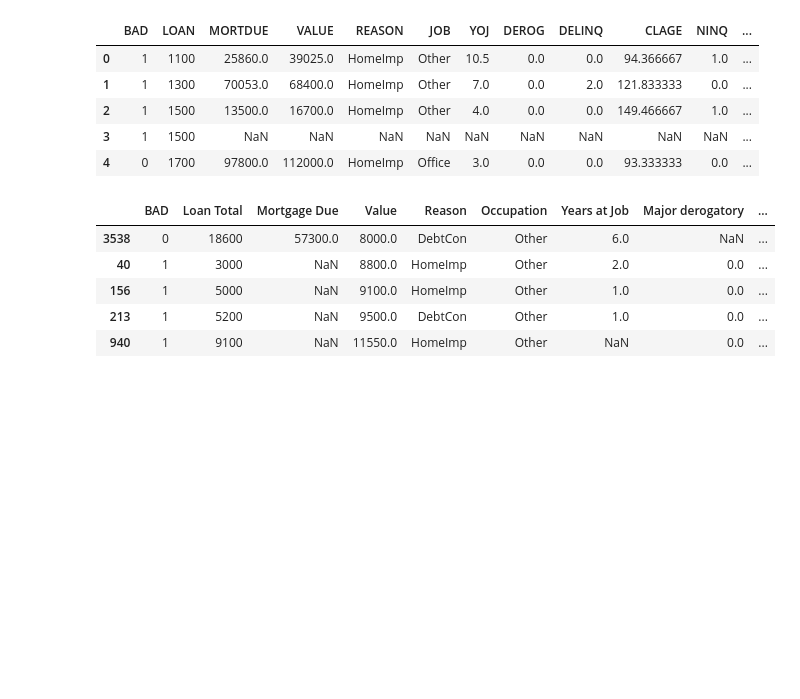
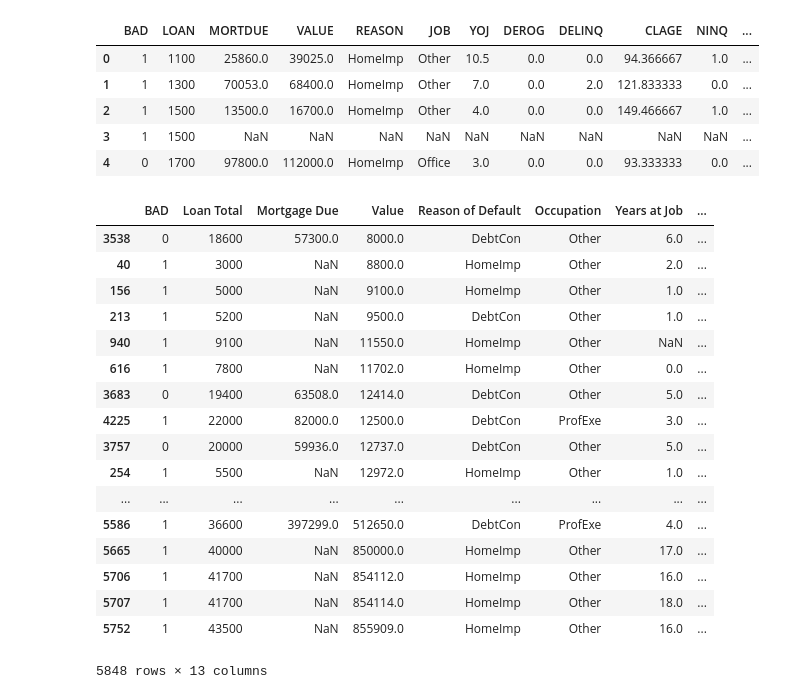
Before and after one commit to cdimmock/Py-Eating-Pandas, a Jupyter notebook: Default_Data.ipynb, the cells around one changed output. Saved outputs shown, nothing was run; the diff lists cells and outputs as text; code cells hidden in the pictures; blank space fills up the shorter version.

```diff
--- a/Default_Data.ipynb
+++ b/Default_Data.ipynb
@@ -16,18 +16,30 @@ install_file.head()
 # %%
 install_file_sort = install_file.sort_values("VALUE",ascending = True)
 install_file_sort = install_file_sort.rename(columns = {"LOAN": "Loan Total","MORTDUE":"Mortgage Due","VALUE": "Value",
-                                                        "REASON":"Reason","JOB":"Occupation",
+                                                        "REASON":"Reason of Default","JOB":"Occupation",
                                                        "YOJ":"Years at Job","DEROG":"Major derogatory",
                                                        "DELINQ":"Delinquent credit lines",
                                                        "CLAGE":"Age Of Oldest Credit Line in Months",
                                                        "NINQ":"Number Of Recent Credit Inquiries", "CLNO":"Number of Credit Lines"
                                                        ,"DEBTINC":"Debt-to-Income Ratio"})
 install_file_clean = install_file_sort.dropna(subset = ["Value"])
-install_file_clean.head()
+install_file_clean
 # %% [output]
-|  | BAD | Loan Total | Mortgage Due | Value | Reason | Occupation | Years at Job | Major derogatory | ... |
-| 3538 | 0 | 18600 | 57300.0 | 8000.0 | DebtCon | Other | 6.0 | NaN | ... |
-| 40 | 1 | 3000 | NaN | 8800.0 | HomeImp | Other | 2.0 | 0.0 | ... |
-| 156 | 1 | 5000 | NaN | 9100.0 | HomeImp | Other | 1.0 | 0.0 | ... |
-| 213 | 1 | 5200 | NaN | 9500.0 | DebtCon | Other | 1.0 | 0.0 | ... |
-| 940 | 1 | 9100 | NaN | 11550.0 | HomeImp | Other | NaN | 0.0 | ... |
+|  | BAD | Loan Total | Mortgage Due | Value | Reason of Default | Occupation | Years at Job | ... |
+| 3538 | 0 | 18600 | 57300.0 | 8000.0 | DebtCon | Other | 6.0 | ... |
+| 40 | 1 | 3000 | NaN | 8800.0 | HomeImp | Other | 2.0 | ... |
+| 156 | 1 | 5000 | NaN | 9100.0 | HomeImp | Other | 1.0 | ... |
+| 213 | 1 | 5200 | NaN | 9500.0 | DebtCon | Other | 1.0 | ... |
+| 940 | 1 | 9100 | NaN | 11550.0 | HomeImp | Other | NaN | ... |
+| 616 | 1 | 7800 | NaN | 11702.0 | HomeImp | Other | 0.0 | ... |
+| 3683 | 0 | 19400 | 63508.0 | 12414.0 | DebtCon | Other | 5.0 | ... |
+| 4225 | 1 | 22000 | 82000.0 | 12500.0 | DebtCon | ProfExe | 3.0 | ... |
+| 3757 | 0 | 20000 | 59936.0 | 12737.0 | DebtCon | Other | 5.0 | ... |
+| 254 | 1 | 5500 | NaN | 12972.0 | HomeImp | Other | 1.0 | ... |
+| ... | ... | ... | ... | ... | ... | ... | ... | ... |
+| 5586 | 1 | 36600 | 397299.0 | 512650.0 | DebtCon | ProfExe | 4.0 | ... |
+| 5665 | 1 | 40000 | NaN | 850000.0 | HomeImp | Other | 17.0 | ... |
+| 5706 | 1 | 41700 | NaN | 854112.0 | HomeImp | Other | 16.0 | ... |
+| 5707 | 1 | 41700 | NaN | 854114.0 | HomeImp | Other | 18.0 | ... |
+| 5752 | 1 | 43500 | NaN | 855909.0 | HomeImp | Other | 16.0 | ... |
+5848 rows × 13 columns
```
Also changed, not shown: parts of 1 cell of this notebook, 1 other file.
